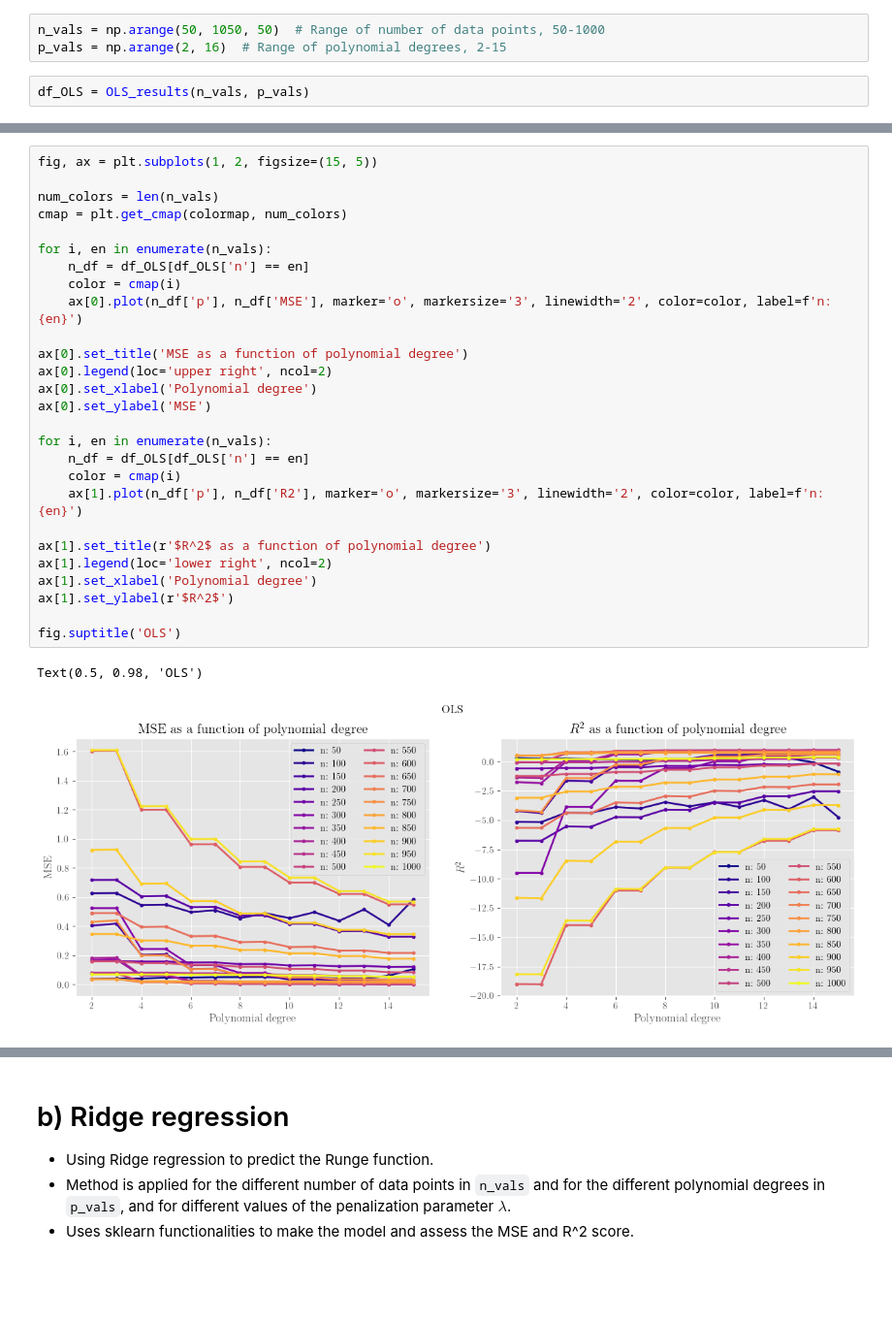
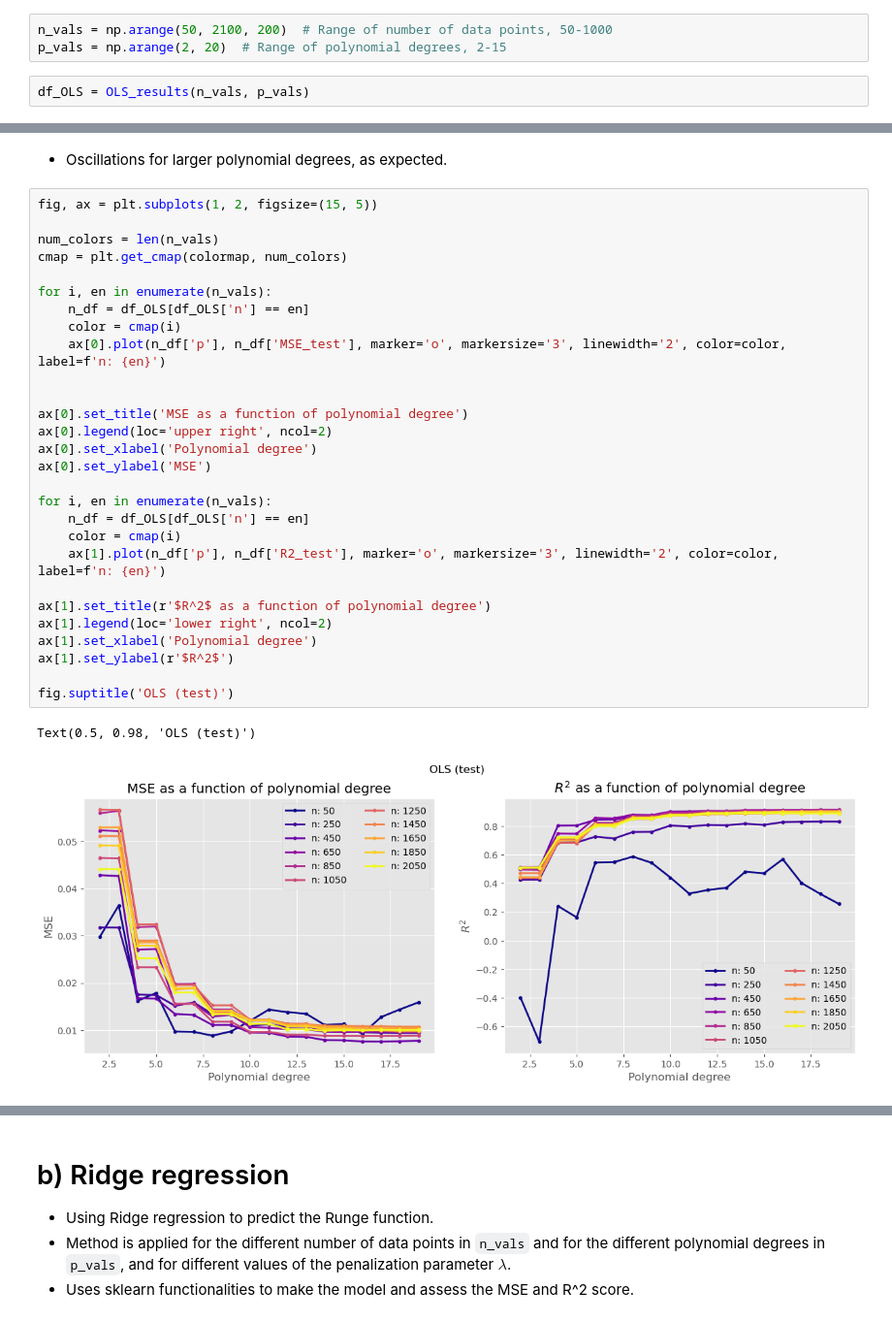
Before and after one commit to kjes4pres/Project_1_FYSSTK, a Jupyter notebook: Code/a_and_b.ipynb, the cells around one changed output, grey strips where cells are left out. Shown at 97% size. Drawn from its saved outputs; the diff is of its cells as text; blank space fills up the shorter version.

```diff
--- a/Code/a_and_b.ipynb
+++ b/Code/a_and_b.ipynb
@@ -14,8 +23,8 @@ colormap = 'plasma'
 * Method is applied for the different number of data points in `n_vals` and for the different polynomial degrees in `p_vals`.
 * Uses sklearn functionalities to make the model and assess the MSE and R^2 score.
 # %%
-n_vals = np.arange(50, 1050, 50)  # Range of number of data points, 50-1000
-p_vals = np.arange(2, 16)  # Range of polynomial degrees, 2-15
+n_vals = np.arange(50, 2100, 200)  # Range of number of data points, 50-1000
+p_vals = np.arange(2, 20)  # Range of polynomial degrees, 2-15
 # %%
 df_OLS = OLS_results(n_vals, p_vals)
 # %%
@@ -39,30 +47,33 @@ for p in p_vals:
+# %% [markdown]
+* Oscillations for larger polynomial degrees, as expected.
 # %%
 fig, ax = plt.subplots(1, 2, figsize=(15, 5))
 
 num_colors = len(n_vals)
 cmap = plt.get_cmap(colormap, num_colors)
 
 for i, en in enumerate(n_vals):
     n_df = df_OLS[df_OLS['n'] == en]
     color = cmap(i)
-    ax[0].plot(n_df['p'], n_df['MSE'], marker='o', markersize='3', linewidth='2', color=color, label=f'n: {en}')
+    ax[0].plot(n_df['p'], n_df['MSE_test'], marker='o', markersize='3', linewidth='2', color=color, label=f'n: {en}')
+
 
 ax[0].set_title('MSE as a function of polynomial degree')
 ax[0].legend(loc='upper right', ncol=2)
 ax[0].set_xlabel('Polynomial degree')
 ax[0].set_ylabel('MSE')
 
 for i, en in enumerate(n_vals):
     n_df = df_OLS[df_OLS['n'] == en]
     color = cmap(i)
-    ax[1].plot(n_df['p'], n_df['R2'], marker='o', markersize='3', linewidth='2', color=color, label=f'n: {en}')
+    ax[1].plot(n_df['p'], n_df['R2_test'], marker='o', markersize='3', linewidth='2', color=color, label=f'n: {en}')
 
 ax[1].set_title(r'$R^2$ as a function of polynomial degree')
 ax[1].legend(loc='lower right', ncol=2)
 ax[1].set_xlabel('Polynomial degree')
 ax[1].set_ylabel(r'$R^2$')
 
-fig.suptitle('OLS')
+fig.suptitle('OLS (test)')
 # %% [output]
-Text(0.5, 0.98, 'OLS')
+Text(0.5, 0.98, 'OLS (test)')
-[figure, old version]
+[figure, new version]
```
Also changed, not shown: parts of 18 cells of this notebook.
